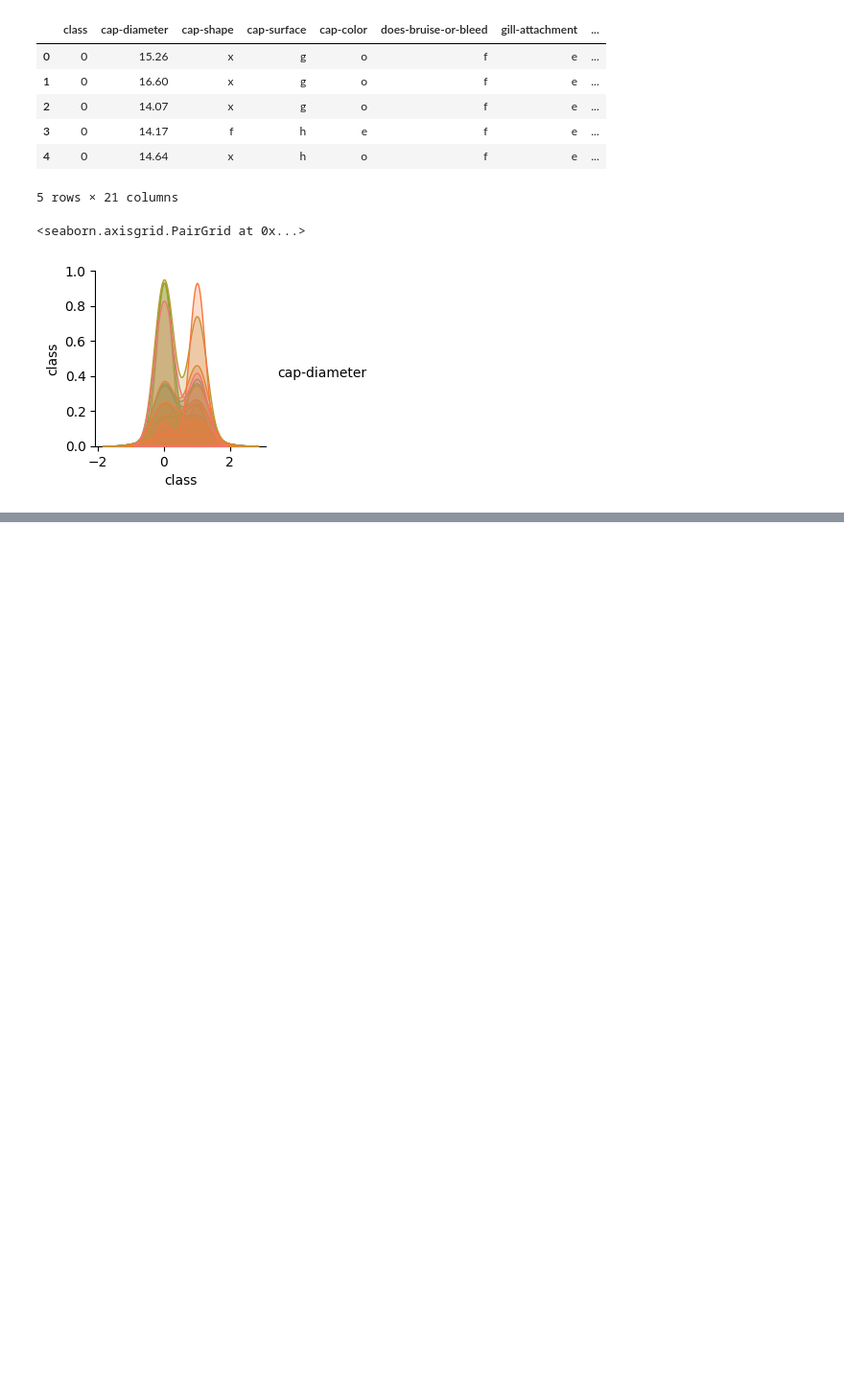
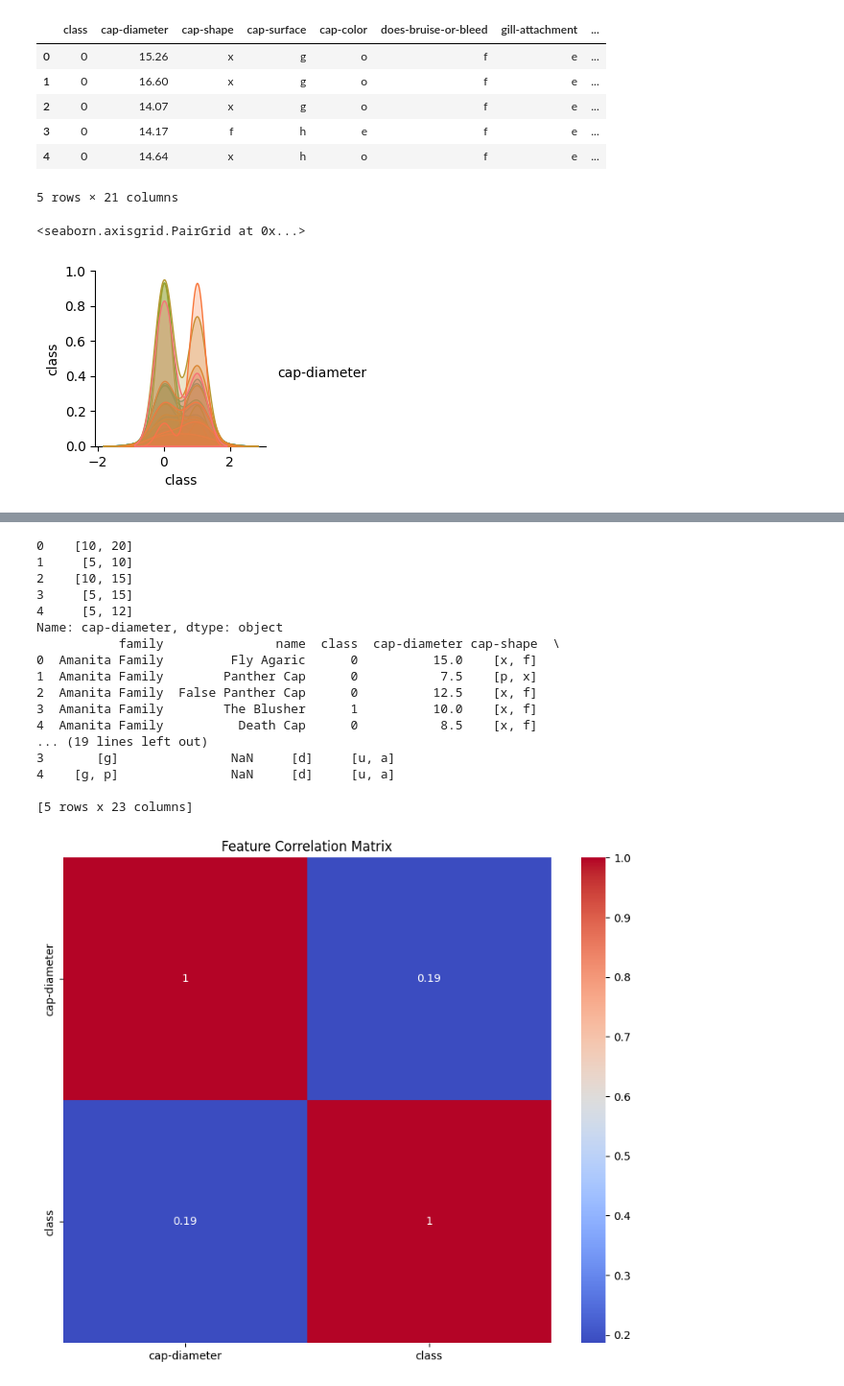
Before and after one commit to arnavkamra14/CSE151A_MushroomAnalysis, a Jupyter notebook: Untitled-1.ipynb, the cells around one changed output, grey strips where cells are left out. Shown at 96% size. Saved outputs shown, nothing was run; the diff lists cells and outputs as text; code cells hidden in the pictures; blank space fills up the shorter version.

```diff
--- a/Untitled-1.ipynb
+++ b/Untitled-1.ipynb
@@ -141,0 +187,50 @@ sns.pairplot(pdf2, hue='cap-diameter')
+# %%
+import pandas as pd
+import numpy as np
+import seaborn as sns
+import matplotlib.pyplot as plt
+import ast
+
+# Took range of cap-diameter and took average and reinput into column.
+# Probably can expand, just have 2 features for now
+
+pdf3 = pdf2.copy()
+print(pdf3['cap-diameter'].head())
+
+def convert_range_to_average(range_str):
+    try:
+        range_list = ast.literal_eval(range_str)
+        return sum(range_list) / len(range_list)
+    except Exception as e:
+        return np.nan
+
+# Apply the conversion to the 'cap-diameter' column
+pdf3['cap-diameter'] = pdf3['cap-diameter'].apply(convert_range_to_average)
+
+correlation_matrix = pdf3[['cap-diameter', 'class']]  # include other numeric features
+
+print(pdf3.head())
+
+plt.figure(figsize=(10, 8))
+sns.heatmap(correlation_matrix.corr(), annot=True, cmap='coolwarm')
+plt.title('Feature Correlation Matrix')
+plt.show()
+# %% [output]
+0    [10, 20]
+1     [5, 10]
+2    [10, 15]
+3     [5, 15]
+4     [5, 12]
+Name: cap-diameter, dtype: object
+           family               name  class  cap-diameter cap-shape  \
+0  Amanita Family         Fly Agaric      0          15.0    [x, f]
+1  Amanita Family        Panther Cap      0           7.5    [p, x]
+2  Amanita Family  False Panther Cap      0          12.5    [x, f]
+3  Amanita Family        The Blusher      1          10.0    [x, f]
+4  Amanita Family          Death Cap      0           8.5    [x, f]
+... (19 lines left out)
+3       [g]               NaN     [d]     [u, a]
+4    [g, p]               NaN     [d]     [u, a]
+
+[5 rows x 23 columns]
+[figure, added]
```
Also changed, not shown: parts of 3 cells of this notebook.
